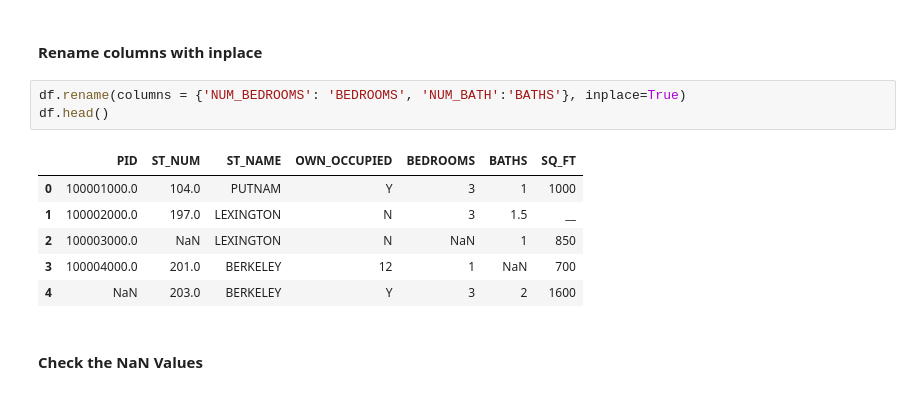
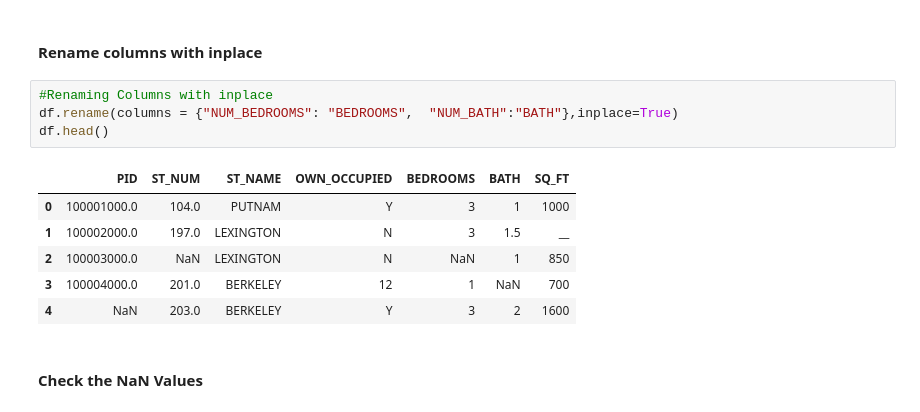
Before and after one commit to pappucode/datascience, a Jupyter notebook: data_cleaning.ipynb, the cells around one changed output. Drawn from its saved outputs; the diff is of its cells as text.

```diff
--- a/data_cleaning.ipynb
+++ b/data_cleaning.ipynb
@@ -23,10 +23,11 @@ df
 # %% [markdown]
 #### Rename columns with inplace
 # %%
-df.rename(columns = {'NUM_BEDROOMS': 'BEDROOMS', 'NUM_BATH':'BATHS'}, inplace=True)
+#Renaming Columns with inplace
+df.rename(columns = {"NUM_BEDROOMS": "BEDROOMS",  "NUM_BATH":"BATH"},inplace=True)
 df.head()
 # %% [output]
-|  | PID | ST_NUM | ST_NAME | OWN_OCCUPIED | BEDROOMS | BATHS | SQ_FT |
+|  | PID | ST_NUM | ST_NAME | OWN_OCCUPIED | BEDROOMS | BATH | SQ_FT |
 | 0 | 100001000.0 | 104.0 | PUTNAM | Y | 3 | 1 | 1000 |
 | 1 | 100002000.0 | 197.0 | LEXINGTON | N | 3 | 1.5 | __ |
 | 2 | 100003000.0 | NaN | LEXINGTON | N | NaN | 1 | 850 |
```
Also changed, not shown: parts of 28 cells of this notebook, 1 other file.
